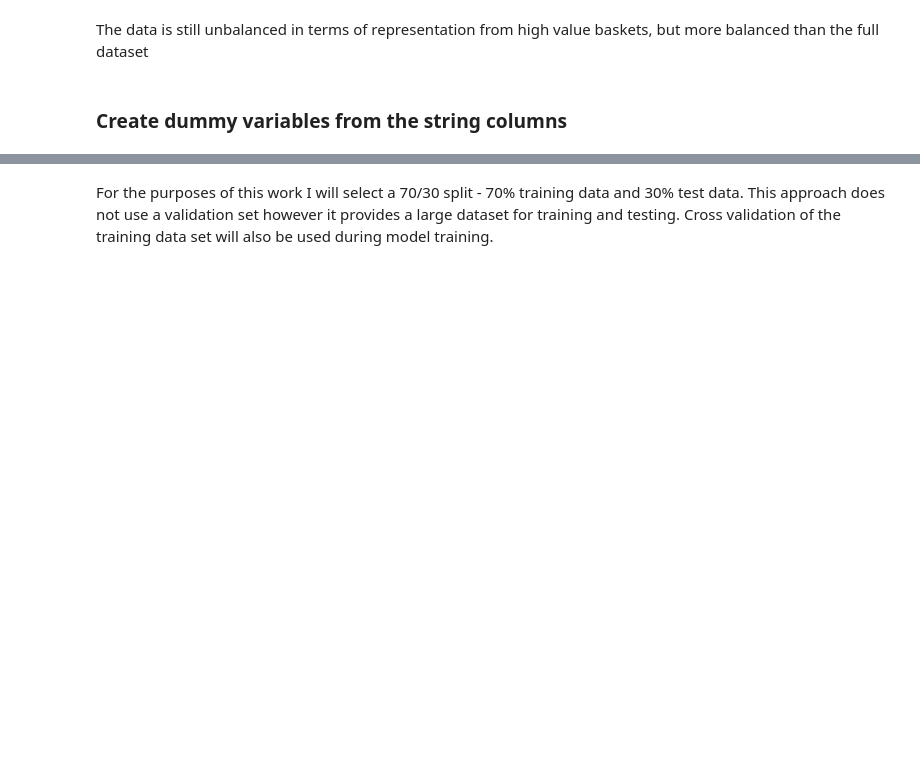
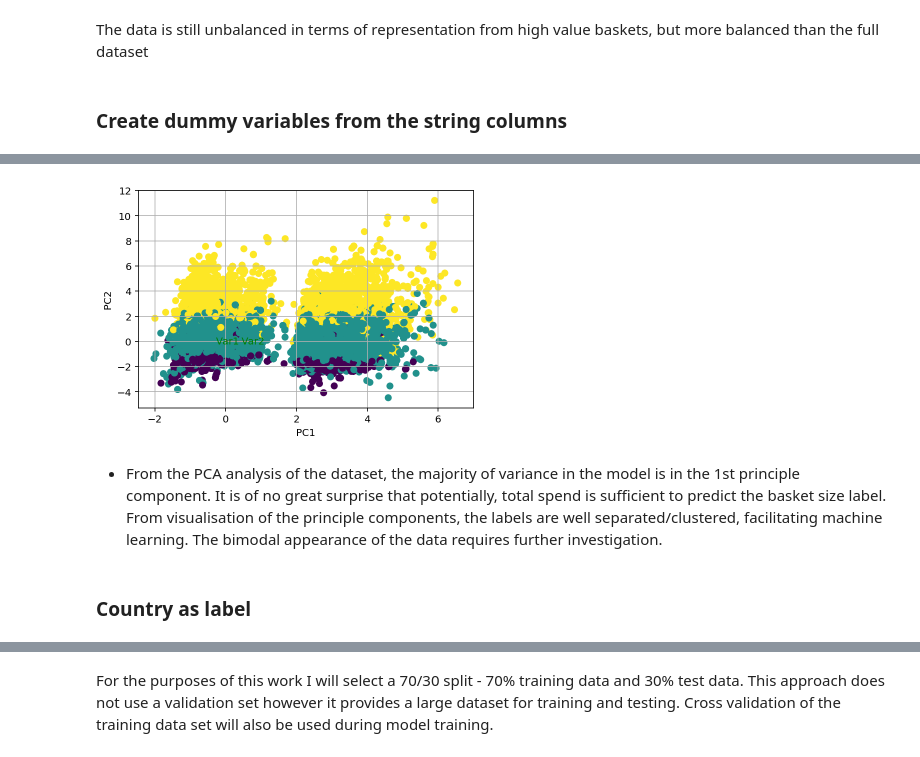
Before and after one commit to scheckley/online-retail, a Jupyter notebook: analysis.ipynb, the cells around one changed output, grey strips where cells are left out. Cells and saved outputs as stored; diff of their text form; code cells hidden in the pictures; blank space fills up the shorter version.

```diff
--- a/analysis.ipynb
+++ b/analysis.ipynb
@@ -653,0 +667,27 @@ sns.barplot(x='PC',y="var",
+# %%
+def pca_plot(score,coeff,labels=None):
+    xs = score[:,0]
+    ys = score[:,1]
+    n = coeff.shape[0]
+
+    plt.scatter(xs ,ys, c =ydata[:100000]) #without scaling
+    for i in range(n):
+        plt.arrow(0, 0, coeff[i,0], coeff[i,1],color = 'r',alpha = 0.5)
+        if labels is None:
+            plt.text(coeff[i,0]* 1.15, coeff[i,1] * 1.15, "Var"+str(i+1), color = 'g', ha = 'center', va = 'center')
+        else:
+            plt.text(coeff[i,0]* 1.15, coeff[i,1] * 1.15, labels[i], color = 'g', ha = 'center', va = 'center')
+
+plt.xlabel("PC{}".format(1))
+plt.ylabel("PC{}".format(2))
+plt.grid()
+
+#Call the function.
+pca_plot(x_new[:,0:2], pca. components_)
+plt.show()
+# %% [output]
+[figure, added]
+# %% [markdown]
+* From the PCA analysis of the dataset, the majority of variance in the model is in the 1st principle component. It is of no great surprise that potentially, total spend is sufficient to predict the basket size label. From visualisation of the principle components, the labels are well separated/clustered, facilitating  machine learning. The bimodal appearance of the data requires further investigation.
+# %% [markdown]
+### Country as label
```
Also changed, not shown: parts of 49 cells of this notebook.
